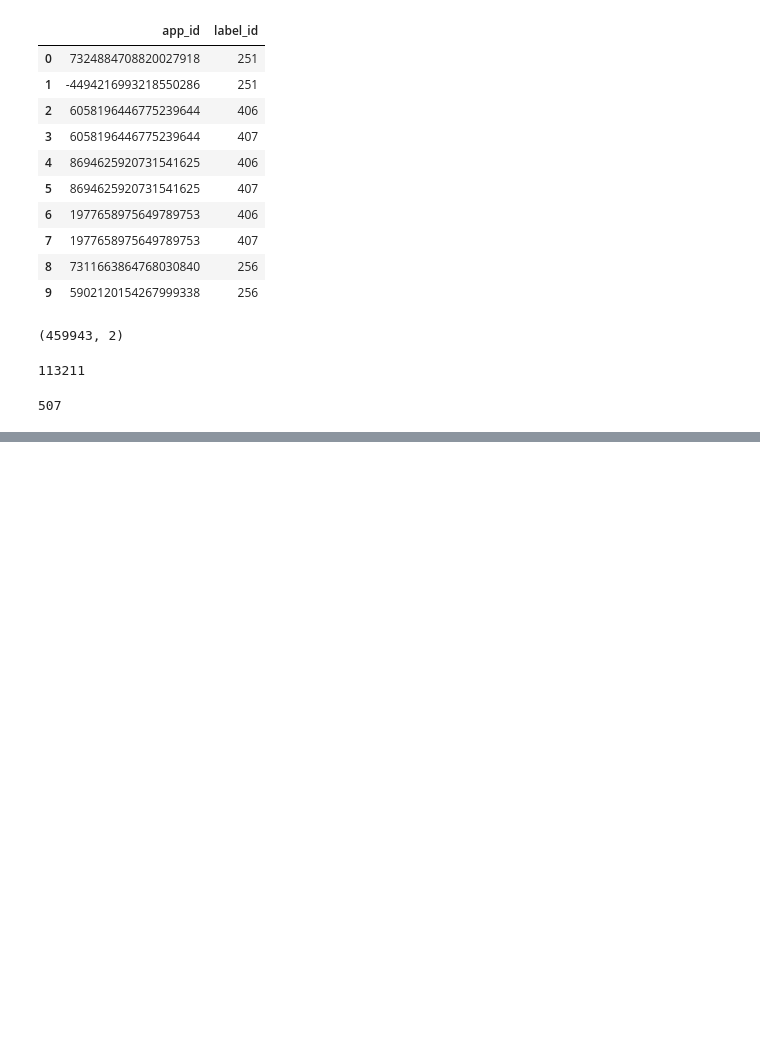
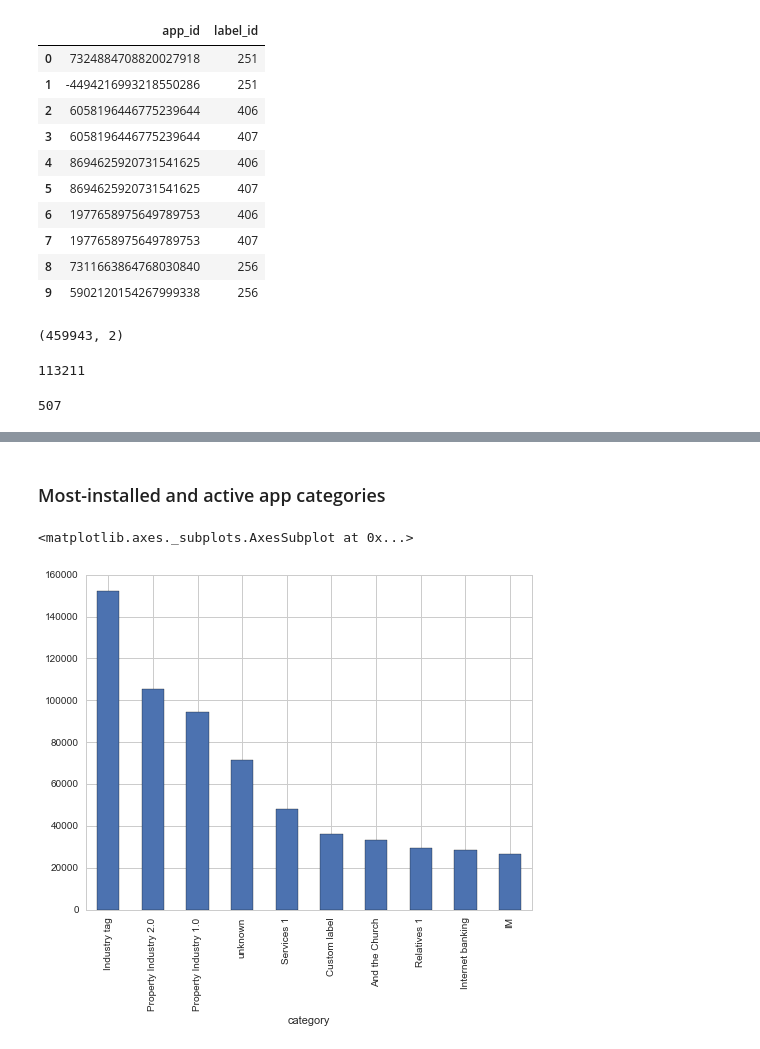
Before and after one commit to yanfei-wu/TalkingData, a Jupyter notebook: Explore App.ipynb, the cells around one changed output, grey strips where cells are left out. Cells and saved outputs as stored; diff of their text form; code cells hidden in the pictures; blank space fills up the shorter version.

```diff
--- a/Explore App.ipynb
+++ b/Explore App.ipynb
@@ -118,2 +200,2 @@ app_label.label_id.nunique()
 # %%
-app_label_category = pd.merge(app_label, label_category, on = 'label_id', how = 'inner')
+app_label_category = pd.merge(app_label_cleaned, label_category, on = 'label_id', how = 'inner')
@@ -120,2 +244,6 @@ app_label_category = pd.merge(app_label, label_category, on = 'label_id', how =
+# %%
+# app_event is a large dataset, so we just sample part of the dataset
+
+app_event2 = app_event.sample(500000)
 # %%
-app_event_merge = pd.merge(app_event, app_label_category, on = 'app_id', how = 'inner')
+app_event_with_label = pd.merge(app_event2, app_label_category, on = 'app_id', how = 'inner')
@@ -121,0 +264,11 @@ app_event_merge = pd.merge(app_event, app_label_category, on = 'app_id', how = '
+# %% [markdown]
+### Most-installed and active app categories
+# %%
+i_a2 = app_event_with_label[(app_event_with_label.is_active == 1)
+                            & (app_event_with_label.is_installed == 1)].groupby('category')['is_installed'].sum()
+i_a2.sort_values(ascending = False, inplace = True)
+# %%
+i_a2[0:10].plot(kind = 'bar')
+# %% [output]
+<matplotlib.axes._subplots.AxesSubplot at 0x...>
+[figure, added]
```
Also changed, not shown: parts of 30 cells of this notebook.
